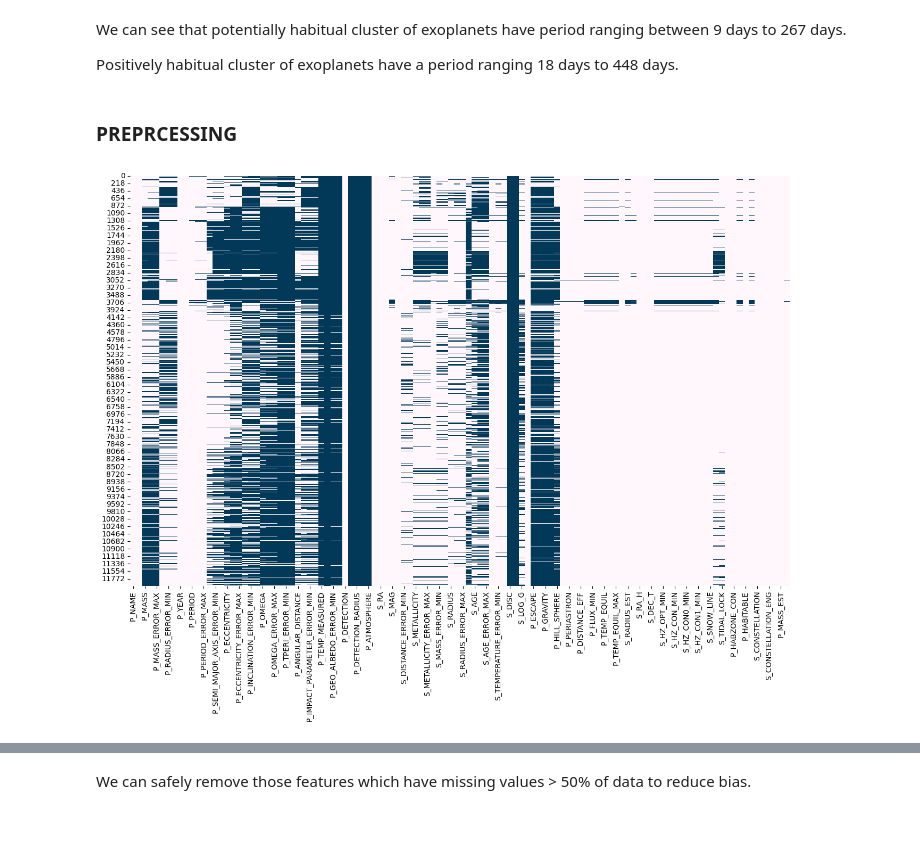
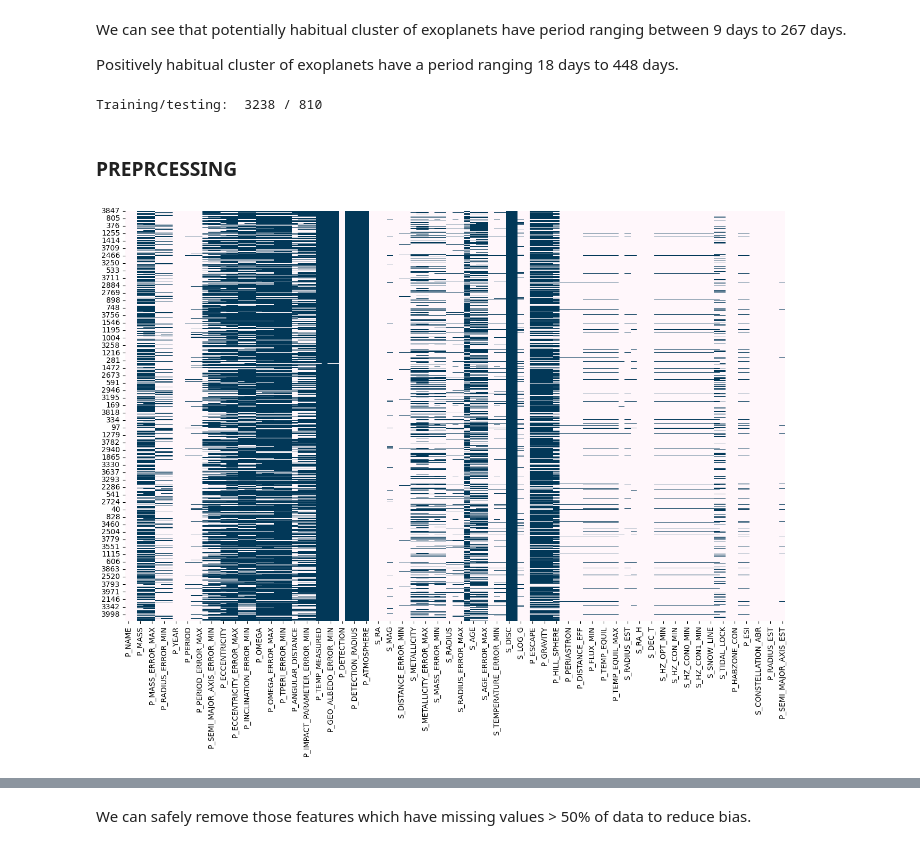
Before and after one commit to Ridima28/Exoplanet-Habitability-Classification, a Jupyter notebook: models/main.ipynb, the cells around one changed output, grey strips where cells are left out. Cells and saved outputs as stored; diff of their text form; code cells hidden in the pictures.

Commit message:
resampling after train test split

```diff
--- a/models/main.ipynb
+++ b/models/main.ipynb
@@ -239,0 +247,4 @@ plt.savefig('ptype-by-target-distro.png')
+# %%
+df = df.reset_index(drop=True)
+sns.catplot(x='P_TYPE_TEMP', y='P_ESI', hue= 'P_HABITABLE', col='P_TYPE', col_wrap=3, aspect=0.8, kind='boxen', data=df)
+plt.savefig("P_type-by-temp.png")
@@ -361,14 +344,24 @@ fig.show()
 We can see that potentially habitual cluster of exoplanets have period ranging between 9 days to 267 days.
 
 Positively habitual cluster of exoplanets have a period ranging 18 days to  448 days.
+# %%
+# features = working_data[['P_PERIOD','S_DEC','S_DISTANCE','S_MASS','S_TEMPERATURE','P_TYPE','S_TIDAL_LOCK','P_RADIUS_EST']]
+X = df.drop(columns=["P_HABITABLE"])
+y = df["P_HABITABLE"]
+
+X_train, X_test, y_train, y_test = train_test_split(X,y , test_size=0.20, random_state=42)
+
+print("Training/testing: ", len(X_train), '/', len(X_test))
+# %% [output]
+Training/testing:  3238 / 810
 # %% [markdown]
 ### **PREPRCESSING**
 # %%
 #Plots a heatmap of the missing values in the dataset
 plt.figure(figsize=(16, 10))
 
-sns.heatmap(oversampled.isnull(), cbar=False, cmap='PuBu')
+sns.heatmap(X_train.isnull(), cbar=False, cmap='PuBu')
 plt.savefig('Null-values-distribution.png')
 plt.show()
 # %% [output]
-[figure, old version]
+[figure, new version]
```
Also changed, not shown: parts of 66 cells of this notebook, 11 other files.
